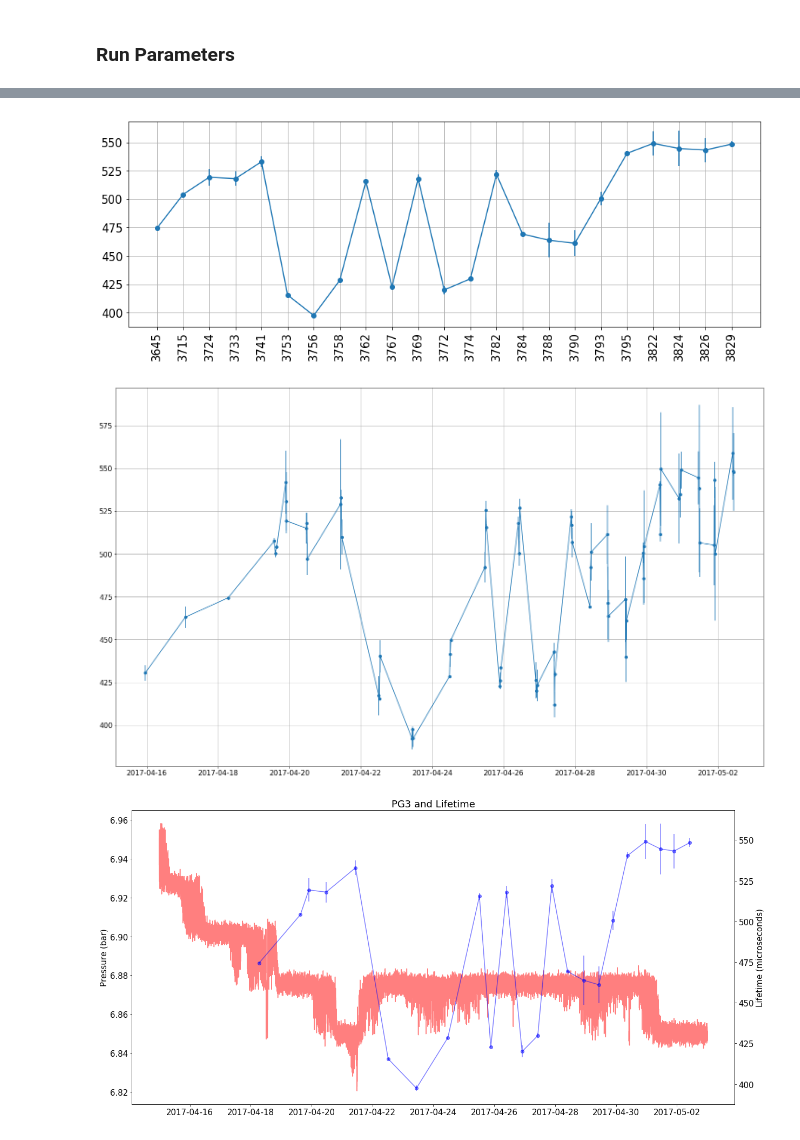
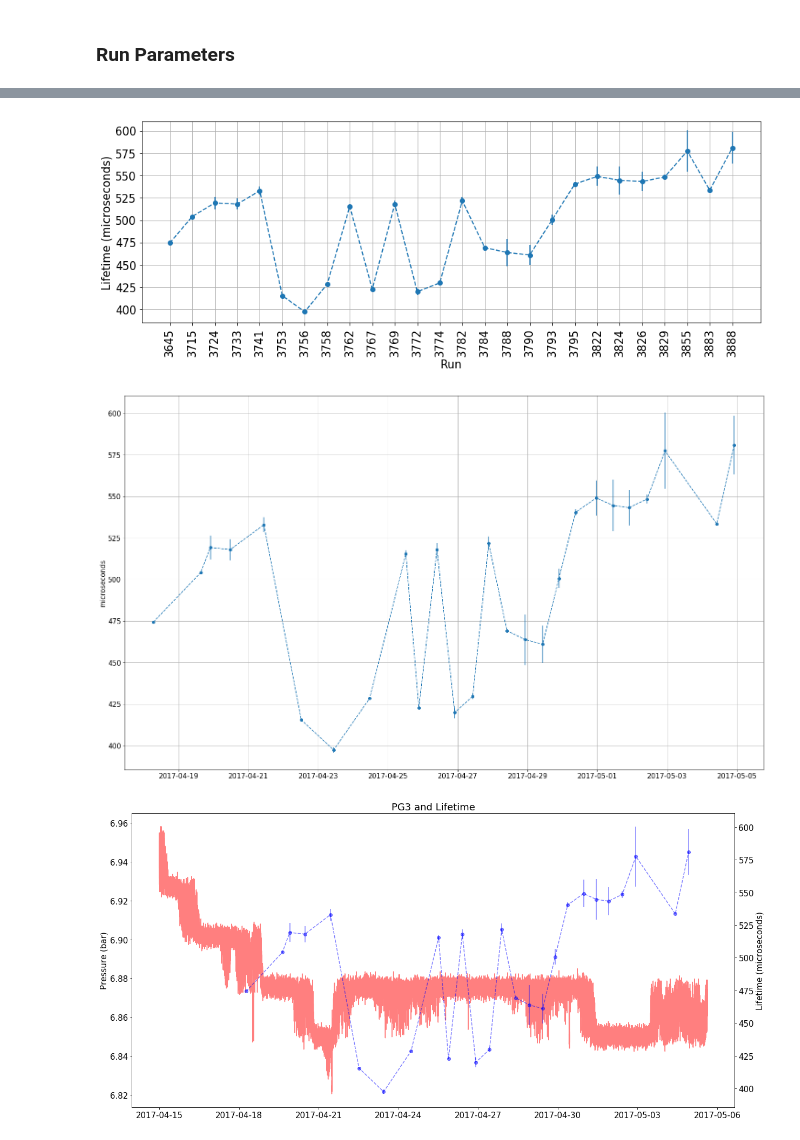
Before and after one commit to bpalmeiro/ICARO, a Jupyter notebook: icaro/Kryptonite/alphas-lifetime-all.ipynb, the cells around one changed output, grey strips where cells are left out. Cells and saved outputs as stored; diff of their text form; code cells hidden in the pictures.

Commit message:
updated with new alpha runs

```diff
--- a/icaro/Kryptonite/alphas-lifetime-all.ipynb
+++ b/icaro/Kryptonite/alphas-lifetime-all.ipynb
@@ -100,7 +100,10 @@ runs = [3645,
         3822,
         3824,
         3826,
-        3829]
+        3829,
+        3855,
+        3883,
+        3888]
 # %%
 LT  = {}
 times = []
@@ -176,19 +196,22 @@ chi2 = 1.859876040824112
 # %%
 plt.figure(figsize=(15,5))
 #plt.plot(times, lifetimes)
-plt.errorbar(range(len(lifetimes)), lifetimes, yerr=elambdas, linestyle='-', fmt='o')
+plt.errorbar(range(len(lifetimes)), lifetimes, yerr=elambdas, linestyle='--', fmt='o')
 plt.xticks(range(len(lifetimes)), runs, rotation='vertical')
 plt.grid(True)
+plt.xlabel('Run')
+plt.ylabel('Lifetime (microseconds)')
 plt.show()
 # %% [output]
-[figure, old version]
+[figure, new version]
 # %%
 plt.figure(figsize=(25,15))
-plt.errorbar(times_all, lifetimes_all, yerr=elambdas_all, linestyle='-', fmt='o')
+plt.errorbar(times, lifetimes, yerr=elambdas, linestyle='--', fmt='o')
 plt.grid(True)
+plt.ylabel('microseconds')
 plt.show()
 # %% [output]
-[figure, old version]
+[figure, new version]
 # %%
 plog = os.path.join(os.environ['IC_DATA'], 'LSC/logs/pressure/Plot_Log/')
 
@@ -210,8 +233,10 @@ pfiles = [
           plog + 'GAS_Log_2017-04-29.txt',
           plog + 'GAS_Log_2017-04-30.txt',
           plog + 'GAS_Log_2017-05-01.txt',
-          plog + 'GAS_Log_2017-05-02.txt'
-        ]
+          plog + 'GAS_Log_2017-05-02.txt',
+          plog + 'GAS_Log_2017-05-03.txt',
+          plog + 'GAS_Log_2017-05-04.txt',
+          plog + 'GAS_Log_2017-05-05.txt']
 f0 = pd.read_csv(pfiles[0], skiprows=2, sep=None, engine='python', decimal=",")
 
 T  =[]
@@ -245,7 +270,10 @@ tfiles = [tlog + 'PWR_Data_Report_2017-04-15.txt',
           tlog + 'PWR_Data_Report_2017-04-29.txt',
           tlog + 'PWR_Data_Report_2017-04-30.txt',
           tlog + 'PWR_Data_Report_2017-05-01.txt',
-          tlog + 'PWR_Data_Report_2017-05-02.txt']
+          tlog + 'PWR_Data_Report_2017-05-02.txt',
+          tlog + 'PWR_Data_Report_2017-05-03.txt',
+          tlog + 'PWR_Data_Report_2017-05-04.txt',
+          tlog + 'PWR_Data_Report_2017-05-05.txt']
 f0 = pd.read_csv(tfiles[0], skiprows=2, sep='\s+', engine='python')
 Tt=[]
 dbs=[]
@@ -268,15 +296,15 @@ for f in tfiles:
 # %%
 fig, ax1 = plt.subplots(figsize=(20, 10))
 ax1.plot(T, [float(v.replace(',','.')) for v in pg3],alpha=.5, c='red')
 ax1.set_ylabel('Pressure (bar)')
 ax2=ax1.twinx()
 ploterr = elambdas
-ax2.errorbar(times, lifetimes, yerr=ploterr, linestyle='-', fmt='o', c='blue', alpha=.5)
+ax2.errorbar(times, lifetimes, yerr=ploterr, linestyle='--', fmt='o', c='blue', alpha=.5)
 ax2.set_ylabel('Lifetime (microseconds)')
 plt.title('PG3 and Lifetime')
 plt.show()
 # %% [output]
-[figure, old version]
+[figure, new version]
 # %%
 fig, ax1 = plt.subplots(figsize=(20, 10))
 ax1.plot(Tt, dbs, alpha=.2)
```
Also changed, not shown: parts of 4 cells of this notebook.
